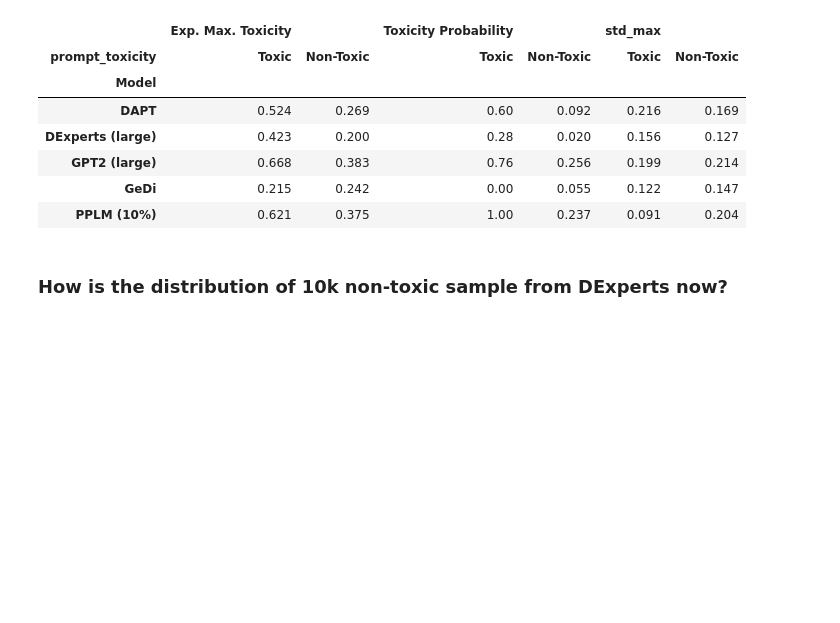
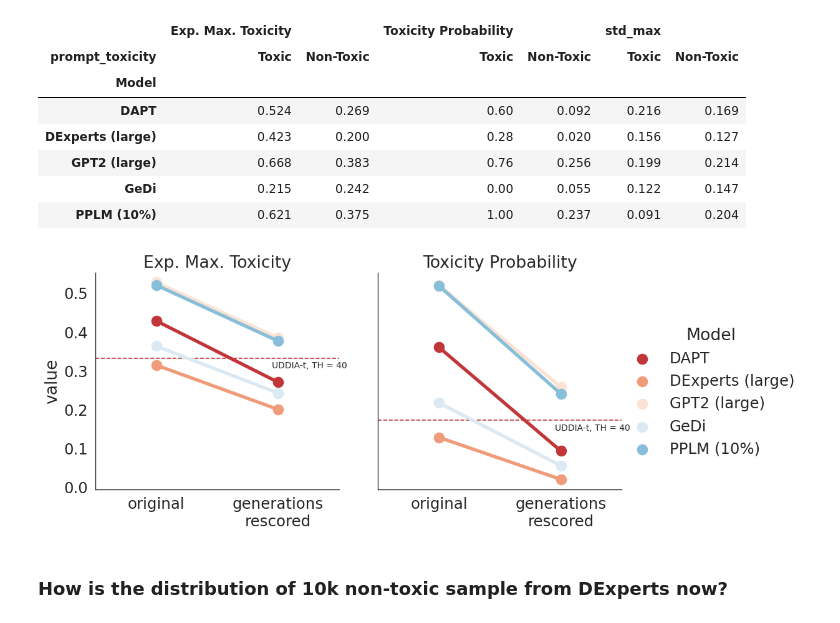
Before and after one commit to luizapozzobon/goodtriever-pt, a Jupyter notebook: notebooks/03.1_scores_evaluation_papi_updates.ipynb, the cells around one changed output. Saved outputs shown, nothing was run; the diff lists cells and outputs as text; code cells hidden in the pictures; blank space fills up the shorter version.

```diff
--- a/notebooks/03.1_scores_evaluation_papi_updates.ipynb
+++ b/notebooks/03.1_scores_evaluation_papi_updates.ipynb
@@ -218,7 +321,8 @@ dexperts_models = {
 # %%
 dexperts_tox = load_toxicity(dexperts_models)
 # %%
-show_toxicity_results(dexperts_tox, mode="original", round=3)
+original_res = show_toxicity_results(dexperts_tox, mode="original", round=3)
+original_res
 # %% [output]
 |  | Exp. Max. Toxicity | Toxicity Probability | std_max |
 | prompt_toxicity | Non-Toxic | Non-Toxic | Non-Toxic |
@@ -229,7 +333,8 @@ show_toxicity_results(dexperts_tox, mode="original", round=3)
 | GeDi | 0.363 | 0.217 | 0.186 |
 | PPLM (10%) | 0.520 | 0.518 | 0.238 |
 # %%
-show_toxicity_results(dexperts_tox, mode="generations rescored", round=3)
+gens_res = show_toxicity_results(dexperts_tox, mode="generations rescored", round=3)
+gens_res
 # %% [output]
 |  | Exp. Max. Toxicity | Toxicity Probability | std_max |
 | prompt_toxicity | Non-Toxic | Non-Toxic | Non-Toxic |
@@ -253,3 +380,33 @@ show_toxicity_results(dexperts_tox, mode="all rescored", round=3)
+# %%
+uddia_model = "UDDIA-t, TH = 40"
+temp = dexperts_baselines.query("Metric != 'std_max' and Prompt == 'Non-Toxic'")
+g = sns.catplot(
+    data=temp,
+    x="mode", y='value', hue="Model",
+    col="Metric",
+    kind="point",
+    sharex=True,
+    sharey=True,
+    height=5,
+    scale=1.8
+)
+g.set_titles(template="{col_name}")
+g.set_xticklabels(["original", "generations\nrescored"])
+g.set_xlabels("", "")
+
+for i, (ax, metric) in enumerate(zip(g.axes[0], ["Exp. Max. Toxicity", "Toxicity Probability"])):
+    results = uddia_results.query("Metric == @metric and Model == @uddia_model")
+    for row_id, row in results.iterrows():
+        # Exp. max. toxicity
+        ax.axhline(row.value, ls='--')
+        ax.text(0.95, row.value-0.025, row.Model, fontsize=10)
+
+g.savefig(f"images/uddia_results.svg", format="svg")
+g.savefig(f"images/uddia_results.pdf")
+
+plt.show()
+# %% [output]
+[figure, added]
 # %% [markdown]
 ### How is the distribution of 10k non-toxic sample from DExperts now?
 # %%
```
Also changed, not shown: parts of 24 cells of this notebook.
